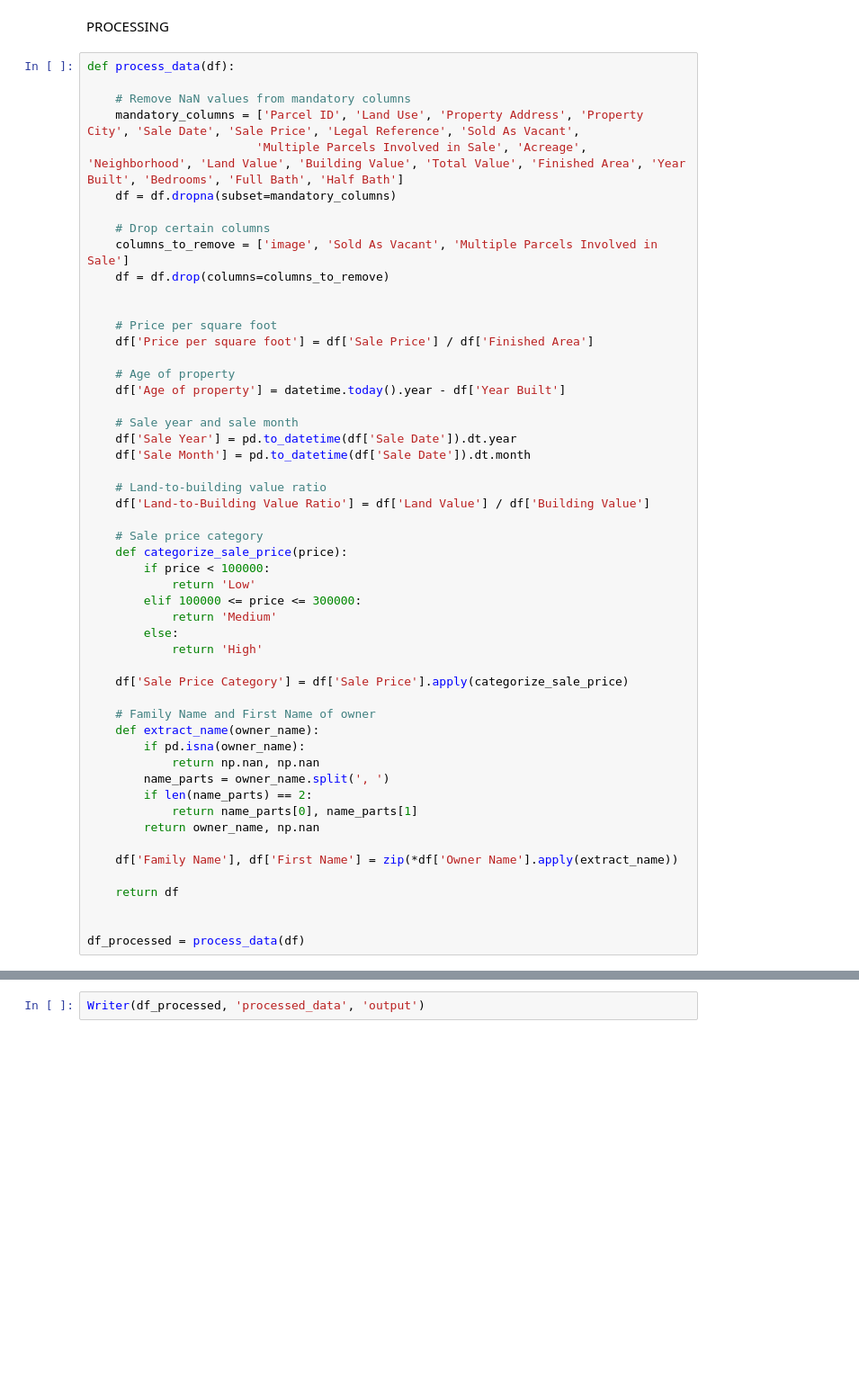
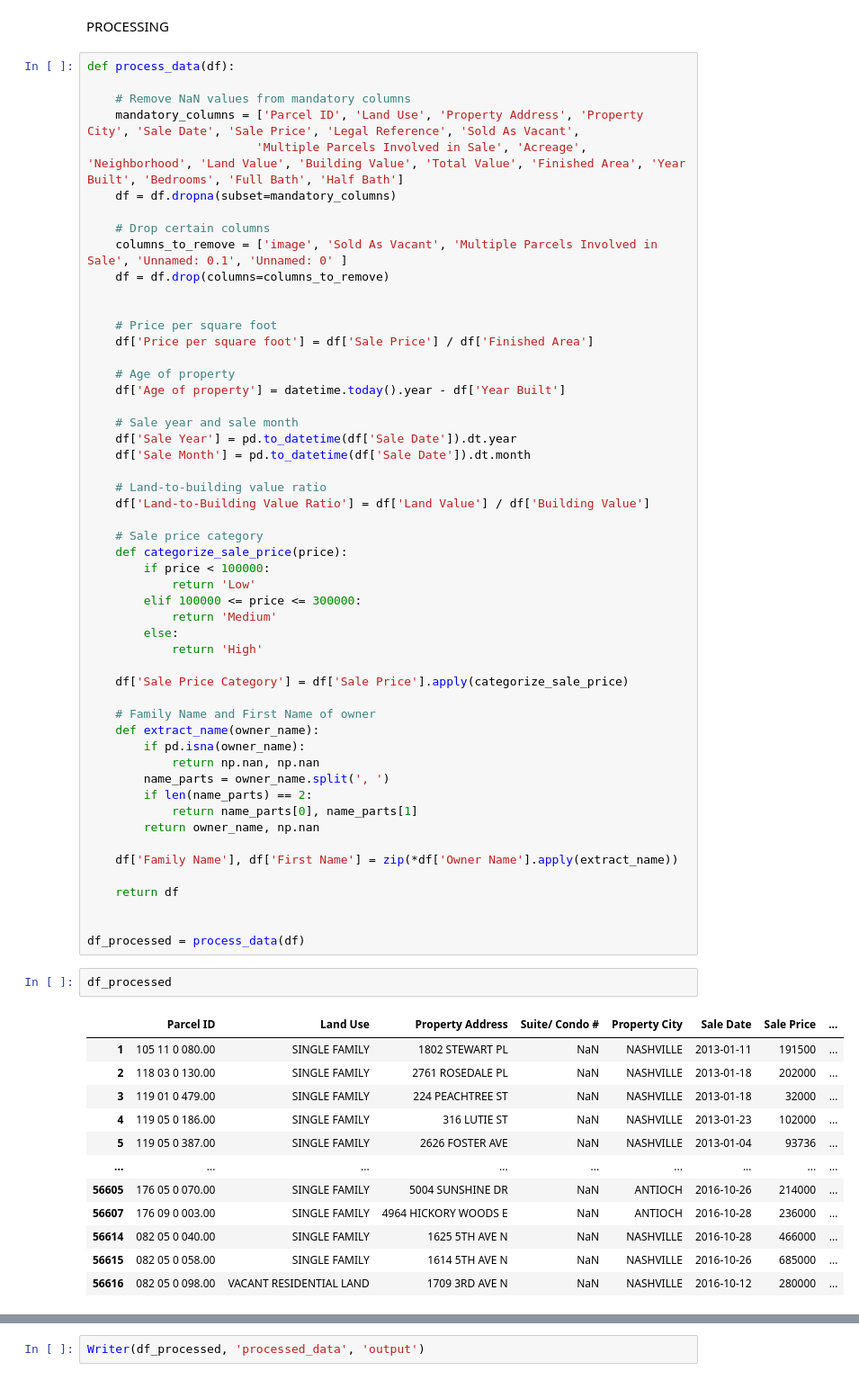
Before and after one commit to UCLL-dataengineering/data-engineering-project-2025-de_team_94, a Jupyter notebook: project-batch.ipynb, the cells around one changed output, grey strips where cells are left out. Shown: that part at 90% size. Drawn from its saved outputs; the diff is of its cells as text; blank space fills up the shorter version.

```diff
--- a/project-batch.ipynb
+++ b/project-batch.ipynb
@@ -236,7 +251,7 @@ def process_data(df):
     df = df.dropna(subset=mandatory_columns)
 
     # Drop certain columns
-    columns_to_remove = ['image', 'Sold As Vacant', 'Multiple Parcels Involved in Sale']
+    columns_to_remove = ['image', 'Sold As Vacant', 'Multiple Parcels Involved in Sale', 'Unnamed: 0.1', 'Unnamed: 0' ]
     df = df.drop(columns=columns_to_remove)
 
 
@@ -279,3 +294,18 @@ def process_data(df):
 
 
 df_processed = process_data(df)
+# %%
+df_processed
+# %% [output]
+|  | Parcel ID | Land Use | Property Address | Suite/ Condo # | Property City | Sale Date | Sale Price | ... |
+| 1 | 105 11 0 080.00 | SINGLE FAMILY | 1802 STEWART PL | NaN | NASHVILLE | 2013-01-11 | 191500 | ... |
+| 2 | 118 03 0 130.00 | SINGLE FAMILY | 2761 ROSEDALE PL | NaN | NASHVILLE | 2013-01-18 | 202000 | ... |
+| 3 | 119 01 0 479.00 | SINGLE FAMILY | 224 PEACHTREE ST | NaN | NASHVILLE | 2013-01-18 | 32000 | ... |
+| 4 | 119 05 0 186.00 | SINGLE FAMILY | 316 LUTIE ST | NaN | NASHVILLE | 2013-01-23 | 102000 | ... |
+| 5 | 119 05 0 387.00 | SINGLE FAMILY | 2626 FOSTER AVE | NaN | NASHVILLE | 2013-01-04 | 93736 | ... |
+| ... | ... | ... | ... | ... | ... | ... | ... | ... |
+| 56605 | 176 05 0 070.00 | SINGLE FAMILY | 5004 SUNSHINE DR | NaN | ANTIOCH | 2016-10-26 | 214000 | ... |
+| 56607 | 176 09 0 003.00 | SINGLE FAMILY | 4964 HICKORY WOODS E | NaN | ANTIOCH | 2016-10-28 | 236000 | ... |
+| 56614 | 082 05 0 040.00 | SINGLE FAMILY | 1625 5TH AVE N | NaN | NASHVILLE | 2016-10-28 | 466000 | ... |
+| 56615 | 082 05 0 058.00 | SINGLE FAMILY | 1614 5TH AVE N | NaN | NASHVILLE | 2016-10-26 | 685000 | ... |
+| 56616 | 082 05 0 098.00 | VACANT RESIDENTIAL LAND | 1709 3RD AVE N | NaN | NASHVILLE | 2016-10-12 | 280000 | ... |
```
Also changed, not shown: parts of 4 cells of this notebook, 4 other files.
